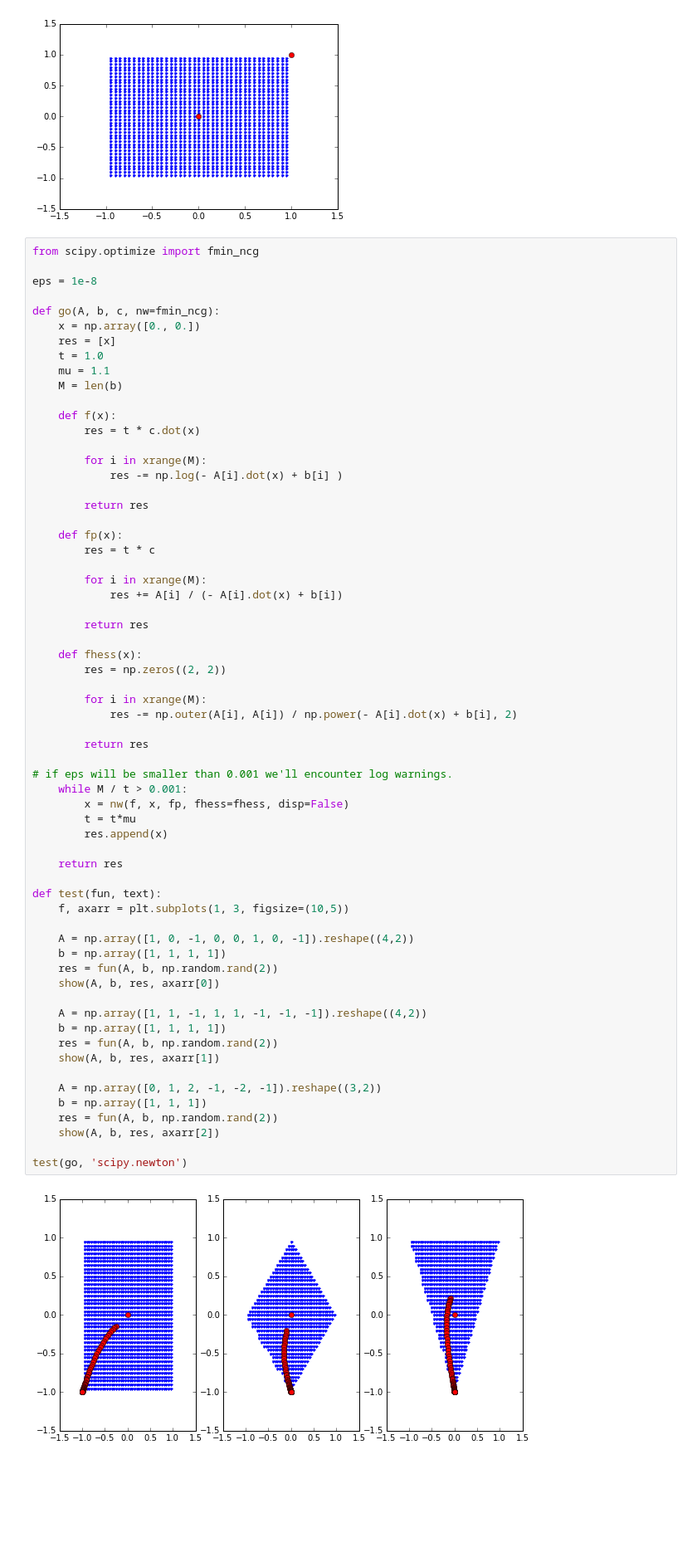
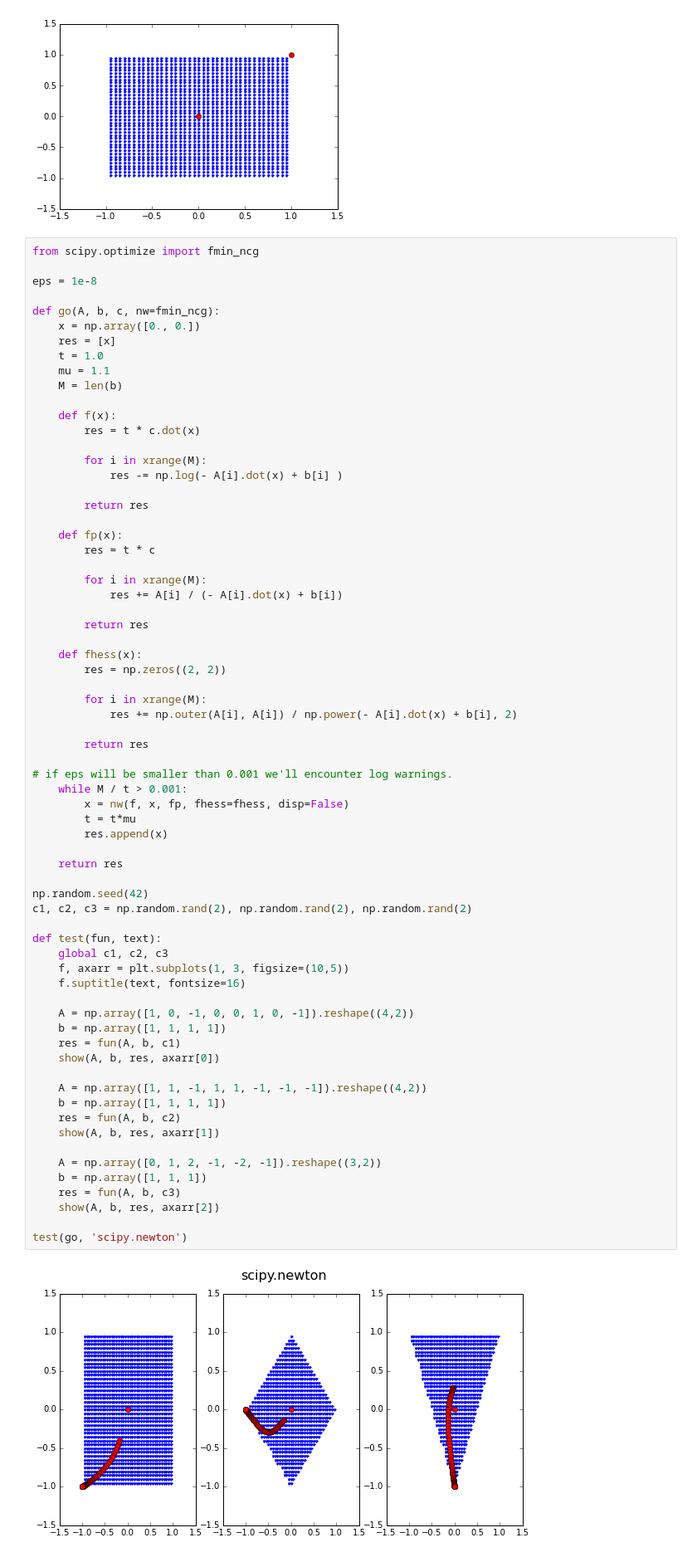
Before and after one commit to ivanovak/SK_OM2015, a Jupyter notebook: Assignment6/TicketToRide.ipynb, the cells around one changed output. Shown at 83% size. Saved outputs shown, nothing was run; the diff lists cells and outputs as text; blank space fills up the shorter version.

```diff
--- a/Assignment6/TicketToRide.ipynb
+++ b/Assignment6/TicketToRide.ipynb
@@ -78,39 +78,44 @@ def go(A, b, c, nw=fmin_ncg):
         res = np.zeros((2, 2))
 
         for i in xrange(M):
-            res -= np.outer(A[i], A[i]) / np.power(- A[i].dot(x) + b[i], 2)
+            res += np.outer(A[i], A[i]) / np.power(- A[i].dot(x) + b[i], 2)
 
         return res
 
 # if eps will be smaller than 0.001 we'll encounter log warnings.
     while M / t > 0.001:
         x = nw(f, x, fp, fhess=fhess, disp=False)
         t = t*mu
         res.append(x)
 
     return res
 
+np.random.seed(42)
+c1, c2, c3 = np.random.rand(2), np.random.rand(2), np.random.rand(2)
+
 def test(fun, text):
+    global c1, c2, c3
     f, axarr = plt.subplots(1, 3, figsize=(10,5))
+    f.suptitle(text, fontsize=16)
 
     A = np.array([1, 0, -1, 0, 0, 1, 0, -1]).reshape((4,2))
     b = np.array([1, 1, 1, 1])
-    res = fun(A, b, np.random.rand(2))
+    res = fun(A, b, c1)
     show(A, b, res, axarr[0])
 
     A = np.array([1, 1, -1, 1, 1, -1, -1, -1]).reshape((4,2))
     b = np.array([1, 1, 1, 1])
-    res = fun(A, b, np.random.rand(2))
+    res = fun(A, b, c2)
     show(A, b, res, axarr[1])
 
     A = np.array([0, 1, 2, -1, -2, -1]).reshape((3,2))
     b = np.array([1, 1, 1])
-    res = fun(A, b, np.random.rand(2))
+    res = fun(A, b, c3)
     show(A, b, res, axarr[2])
 
 test(go, 'scipy.newton')
 # %% [output]
-[figure, old version]
+[figure, new version]
 # %%
 # with newton impl
 from numpy.linalg import norm
```
Also changed, not shown: parts of 5 cells of this notebook.
